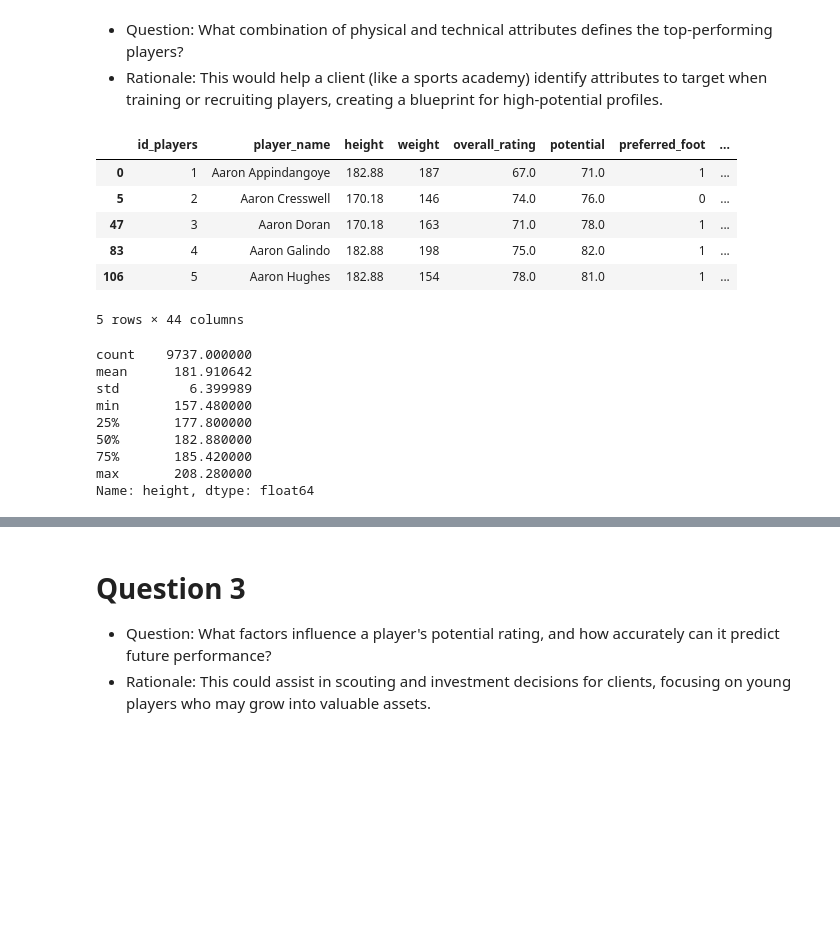
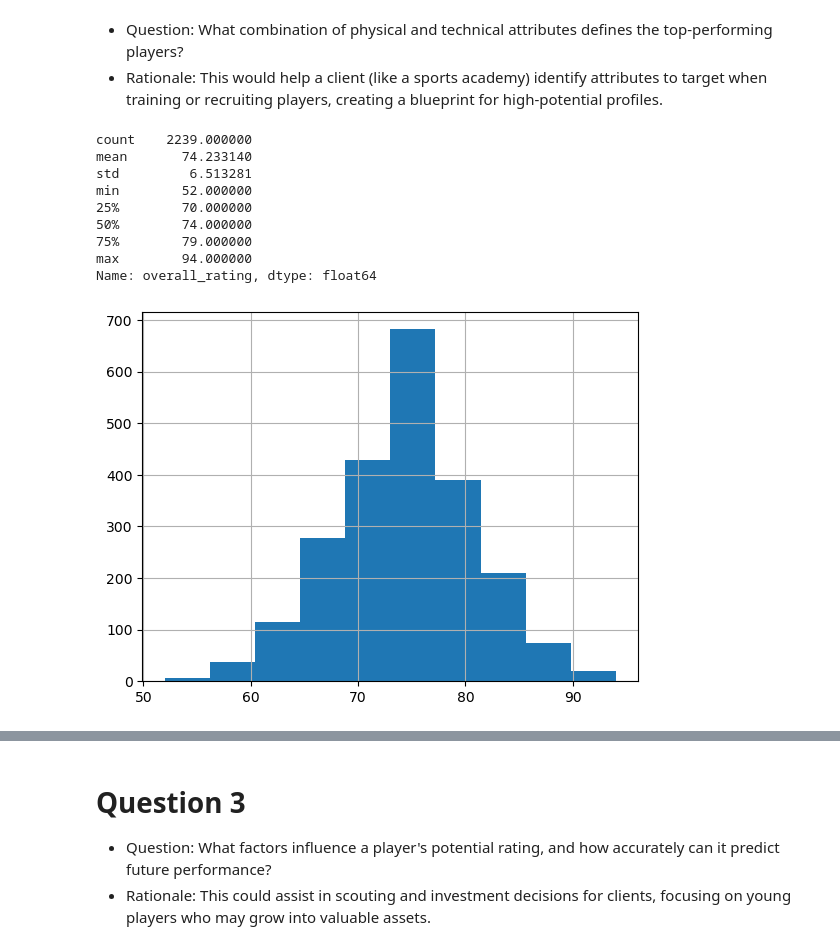
Before and after one commit to falba3/AdvancedDataAnalytics, a Jupyter notebook: notebooks/franco_questions3_5_6.ipynb, the cells around one changed output, grey strips where cells are left out. Drawn from its saved outputs; the diff is of its cells as text; code cells hidden in the pictures; blank space fills up the shorter version.

```diff
--- a/notebooks/franco_questions3_5_6.ipynb
+++ b/notebooks/franco_questions3_5_6.ipynb
@@ -251,0 +234,3 @@ df.head()
+# %%
+df = pd.read_csv('../data/cleaned_players_2.csv', index_col = 0)
+df.head()
@@ -293,25 +339,26 @@ df.groupby(['defensive_work_rate', 'attacking_work_rate']).agg({'overall_rating'
 - Question: What combination of physical and technical attributes defines the top-performing players?
 - Rationale: This would help a client (like a sports academy) identify attributes to target when training or recruiting players, creating a blueprint for high-potential profiles.
 # %%
-# Plotting average overall per height
-df.head()
+# Physical Attributes
+speed = ['sprint_speed', 'acceleration', 'agility']
+strength = ['jumping', 'stamina', 'strength', 'shot_power']
+
+# Playmakers and Technical Players
+playmaking = ['short_passing', 'crossing', 'long_passing', 'vision']
+technical = ['ball_control', 'dribbling']
-# %% [output]
-|  | id_players | player_name | height | weight | overall_rating | potential | preferred_foot | ... |
-| 0 | 1 | Aaron Appindangoye | 182.88 | 187 | 67.0 | 71.0 | 1 | ... |
-| 5 | 2 | Aaron Cresswell | 170.18 | 146 | 74.0 | 76.0 | 0 | ... |
-| 47 | 3 | Aaron Doran | 170.18 | 163 | 71.0 | 78.0 | 1 | ... |
-| 83 | 4 | Aaron Galindo | 182.88 | 198 | 75.0 | 82.0 | 1 | ... |
-| 106 | 5 | Aaron Hughes | 182.88 | 154 | 78.0 | 81.0 | 1 | ... |
-5 rows × 44 columns
-# %%
-df['height'].describe()
-# %% [output]
-count    9737.000000
-mean      181.910642
-std         6.399989
-min       157.480000
-25%       177.800000
-50%       182.880000
-75%       185.420000
-max       208.280000
-Name: height, dtype: float64
+# %%
+# Quick Players (Speed Attributes more than 80)
+quick_players = df[df[speed].gt(80).any(axis=1)]
+quick_players['overall_rating'].hist();
+quick_players['overall_rating'].describe()
+# %% [output]
+count    2239.000000
+mean       74.233140
+std         6.513281
+min        52.000000
+25%        70.000000
+50%        74.000000
+75%        79.000000
+max        94.000000
+Name: overall_rating, dtype: float64
+[figure, added]
```
Also changed, not shown: parts of 23 cells of this notebook, 1 other file.
